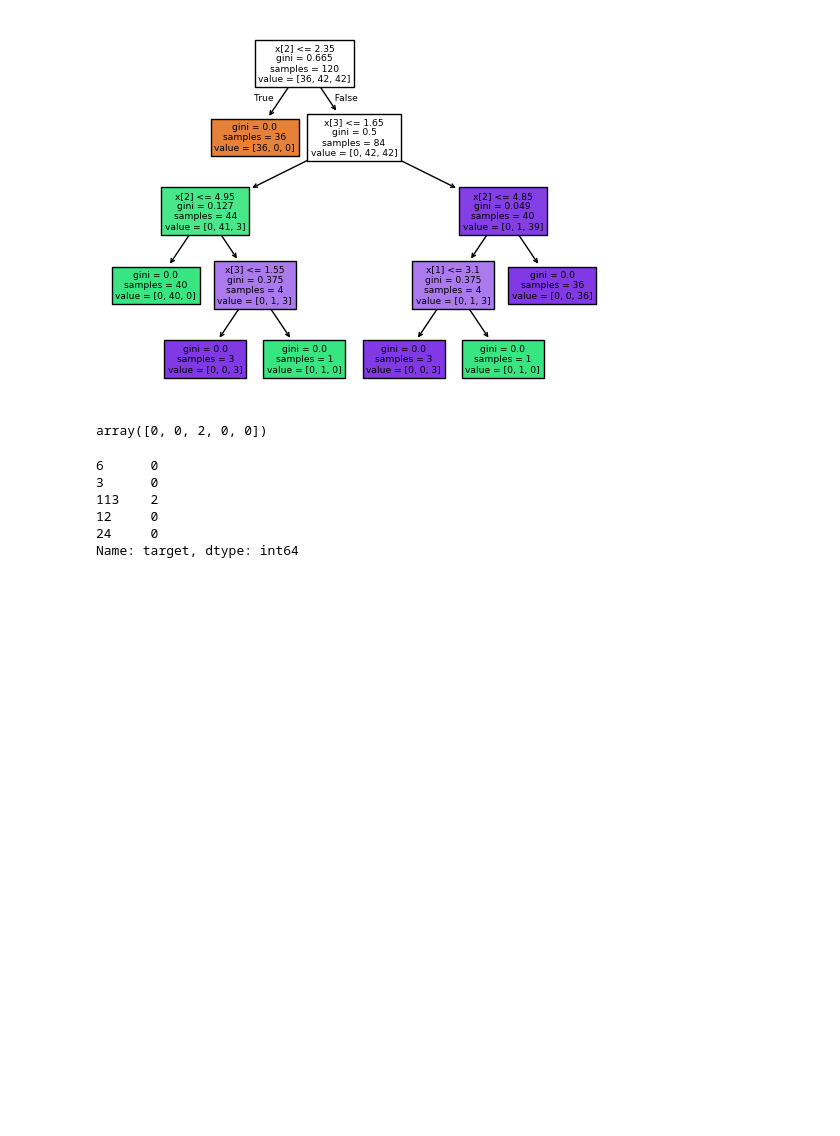
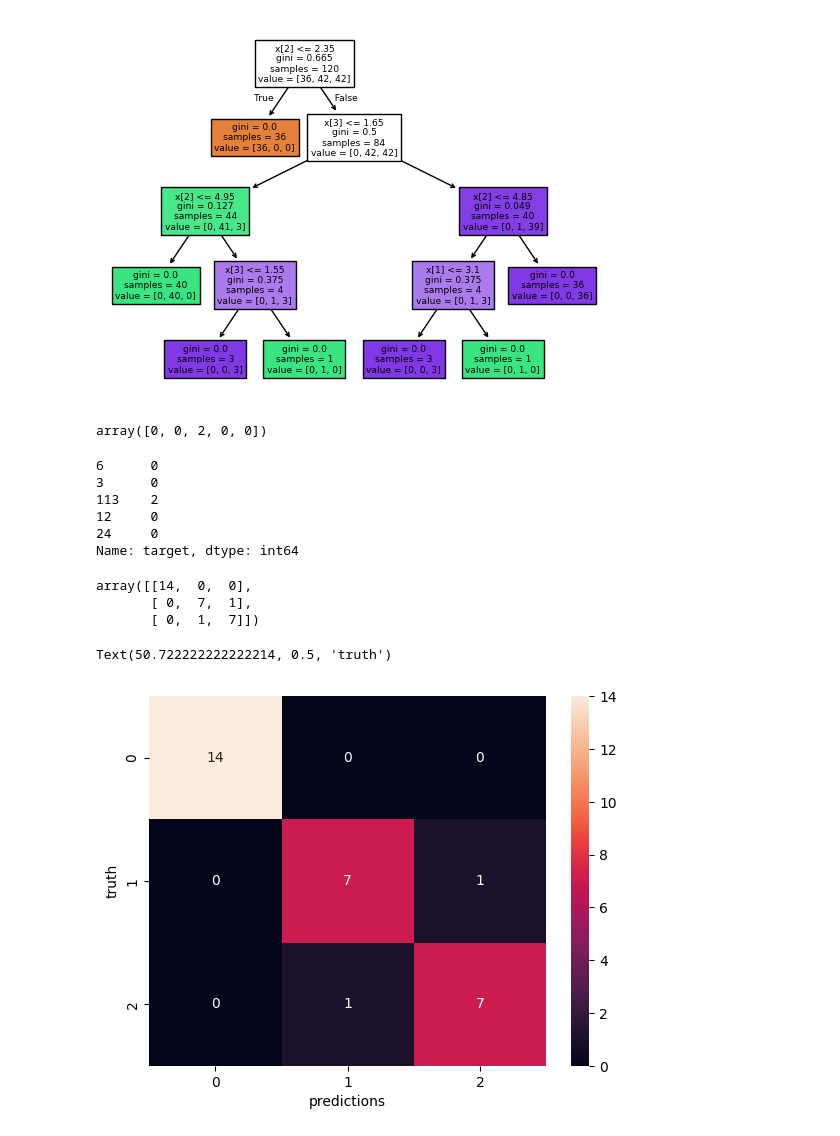
Before and after one commit to cmd-cosmos/ml-algorithms, a Jupyter notebook: Misc/decision-tree.ipynb, the cells around one changed output. Saved outputs shown, nothing was run; the diff lists cells and outputs as text; code cells hidden in the pictures; blank space fills up the shorter version.

Commit message:
added confusion matrix and classification report

```diff
--- a/Misc/decision-tree.ipynb
+++ b/Misc/decision-tree.ipynb
@@ -94,4 +96,16 @@ y_test[:5]
 24     0
 Name: target, dtype: int64
 # %%
-from sklearn.metrics import confusion_matrix, classification_report
+conf_matrix = confusion_matrix(y_test, predictions)
+conf_matrix
+# %% [output]
+array([[14,  0,  0],
+       [ 0,  7,  1],
+       [ 0,  1,  7]])
+# %%
+sns.heatmap(conf_matrix, annot=True, fmt='d')
+plt.xlabel("predictions")
+plt.ylabel("truth")
+# %% [output]
+Text(50.722222222222214, 0.5, 'truth')
+[figure, added]
```
Also changed, not shown: parts of 2 cells of this notebook.
